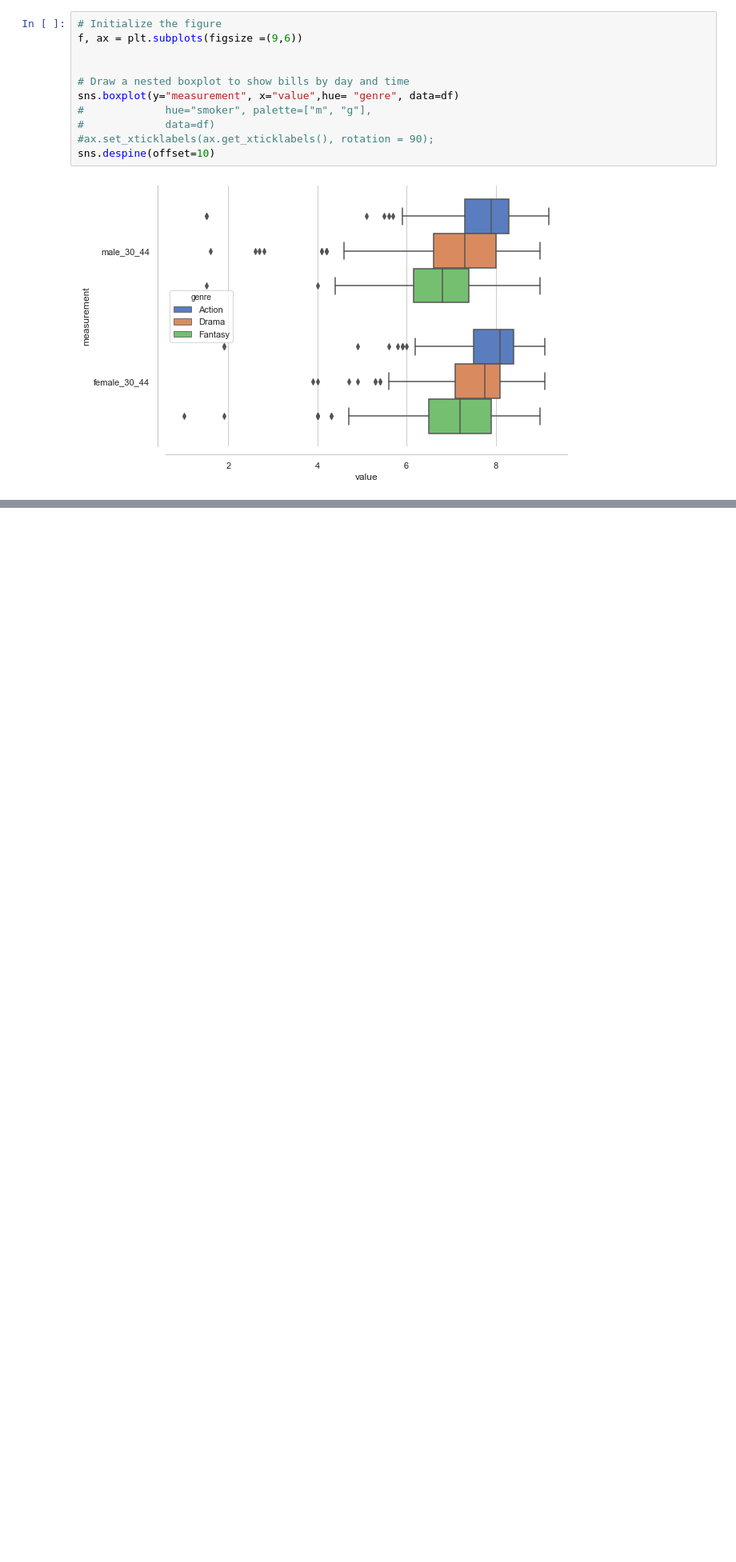
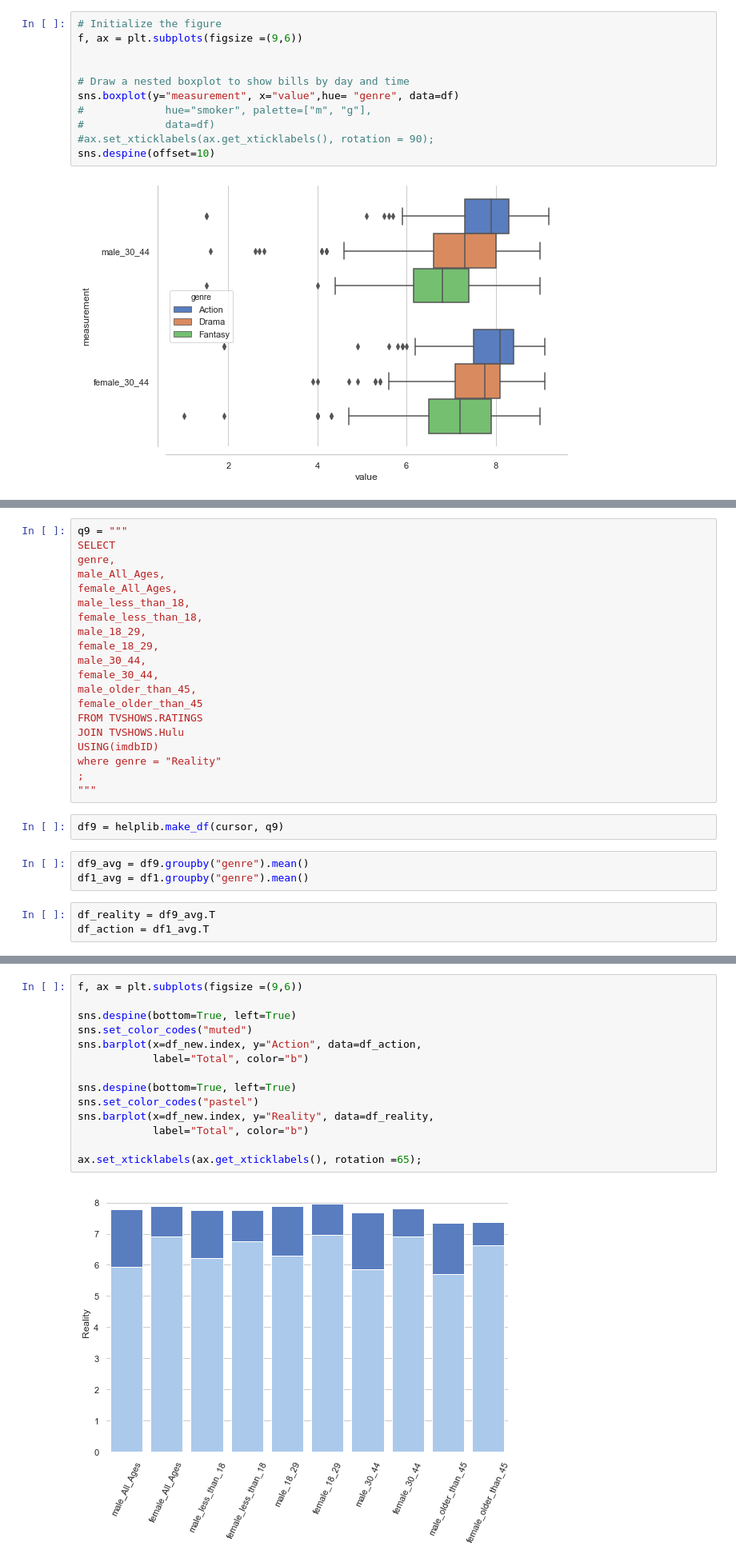
Before and after one commit to fragmento/Media_Project, a Jupyter notebook: TV_show data exploration.ipynb, the cells around one changed output, grey strips where cells are left out. Shown at 80% size. Drawn from its saved outputs; the diff is of its cells as text; blank space fills up the shorter version.

Commit message:
Data exploration afternoon

```diff
--- a/TV_show data exploration.ipynb
+++ b/TV_show data exploration.ipynb
@@ -608,0 +700,28 @@ sns.despine(offset=10)
+# %%
+q9 = """
+SELECT
+genre,
+male_All_Ages,
+female_All_Ages,
+male_less_than_18,
+female_less_than_18,
+male_18_29,
+female_18_29,
+male_30_44,
+female_30_44,
+male_older_than_45,
+female_older_than_45
+FROM TVSHOWS.RATINGS
+JOIN TVSHOWS.Hulu
+USING(imdbID)
+where genre = "Reality"
+;
+"""
+# %%
+df9 = helplib.make_df(cursor, q9)
+# %%
+df9_avg = df9.groupby("genre").mean()
+df1_avg = df1.groupby("genre").mean()
+# %%
+df_reality = df9_avg.T
+df_action = df1_avg.T
@@ -608,0 +732,16 @@ sns.despine(offset=10)
+# %%
+f, ax = plt.subplots(figsize =(9,6))
+
+sns.despine(bottom=True, left=True)
+sns.set_color_codes("muted")
+sns.barplot(x=df_new.index, y="Action", data=df_action,
+            label="Total", color="b")
+
+sns.despine(bottom=True, left=True)
+sns.set_color_codes("pastel")
+sns.barplot(x=df_new.index, y="Reality", data=df_reality,
+            label="Total", color="b")
+
+ax.set_xticklabels(ax.get_xticklabels(), rotation =65);
+# %% [output]
+[figure, added]
```
Also changed, not shown: parts of 14 cells of this notebook.
